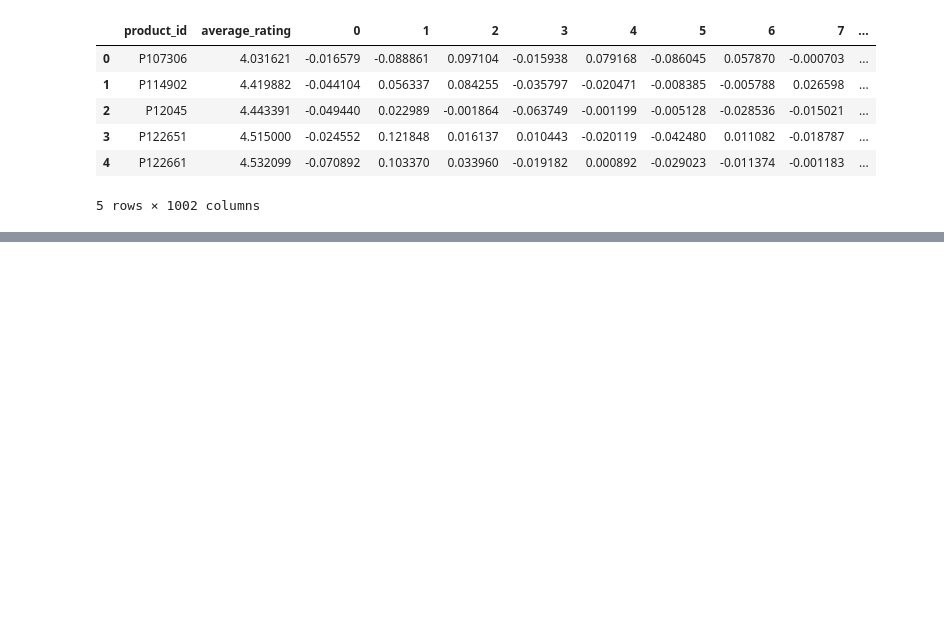
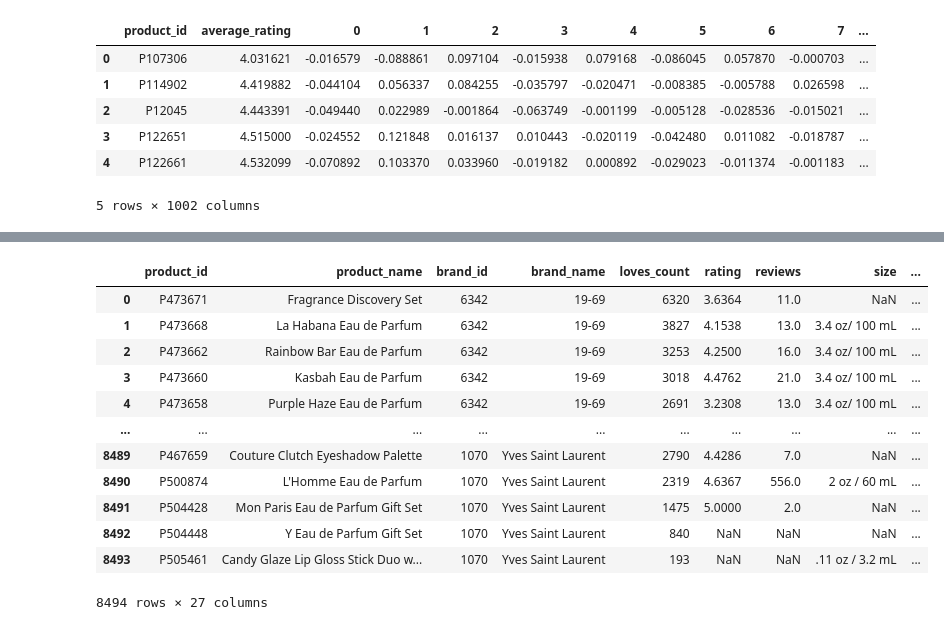
Before and after one commit to clarapinasco/Sistema_de_recomendacion_Sephora, a Jupyter notebook: nlp.ipynb, the cells around one changed output, grey strips where cells are left out. Saved outputs shown, nothing was run; the diff lists cells and outputs as text; code cells hidden in the pictures; blank space fills up the shorter version.

```diff
--- a/nlp.ipynb
+++ b/nlp.ipynb
@@ -262,3 +262,5 @@ df_pca.head()
 | 3 | P122651 | 4.515000 | -0.024552 | 0.121848 | 0.016137 | 0.010443 | -0.020119 | -0.042480 | 0.011082 | -0.018787 | ... |
 | 4 | P122661 | 4.532099 | -0.070892 | 0.103370 | 0.033960 | -0.019182 | 0.000892 | -0.029023 | -0.011374 | -0.001183 | ... |
 5 rows × 1002 columns
+# %%
+product_data = pd.read_csv("data\df_limpio.csv")
@@ -264,0 +278,16 @@ df_pca.head()
+# %%
+product_data[["product_id", "brand_name", "rating", "reviews"]]
+# %% [output]
+|  | product_id | product_name | brand_id | brand_name | loves_count | rating | reviews | size | ... |
+| 0 | P473671 | Fragrance Discovery Set | 6342 | 19-69 | 6320 | 3.6364 | 11.0 | NaN | ... |
+| 1 | P473668 | La Habana Eau de Parfum | 6342 | 19-69 | 3827 | 4.1538 | 13.0 | 3.4 oz/ 100 mL | ... |
+| 2 | P473662 | Rainbow Bar Eau de Parfum | 6342 | 19-69 | 3253 | 4.2500 | 16.0 | 3.4 oz/ 100 mL | ... |
+| 3 | P473660 | Kasbah Eau de Parfum | 6342 | 19-69 | 3018 | 4.4762 | 21.0 | 3.4 oz/ 100 mL | ... |
+| 4 | P473658 | Purple Haze Eau de Parfum | 6342 | 19-69 | 2691 | 3.2308 | 13.0 | 3.4 oz/ 100 mL | ... |
+| ... | ... | ... | ... | ... | ... | ... | ... | ... | ... |
+| 8489 | P467659 | Couture Clutch Eyeshadow Palette | 1070 | Yves Saint Laurent | 2790 | 4.4286 | 7.0 | NaN | ... |
+| 8490 | P500874 | L'Homme Eau de Parfum | 1070 | Yves Saint Laurent | 2319 | 4.6367 | 556.0 | 2 oz / 60 mL | ... |
+| 8491 | P504428 | Mon Paris Eau de Parfum Gift Set | 1070 | Yves Saint Laurent | 1475 | 5.0000 | 2.0 | NaN | ... |
+| 8492 | P504448 | Y Eau de Parfum Gift Set | 1070 | Yves Saint Laurent | 840 | NaN | NaN | NaN | ... |
+| 8493 | P505461 | Candy Glaze Lip Gloss Stick Duo w... | 1070 | Yves Saint Laurent | 193 | NaN | NaN | .11 oz / 3.2 mL | ... |
+8494 rows × 27 columns
```
Also changed, not shown: parts of 1 cell of this notebook, 1 other file.
